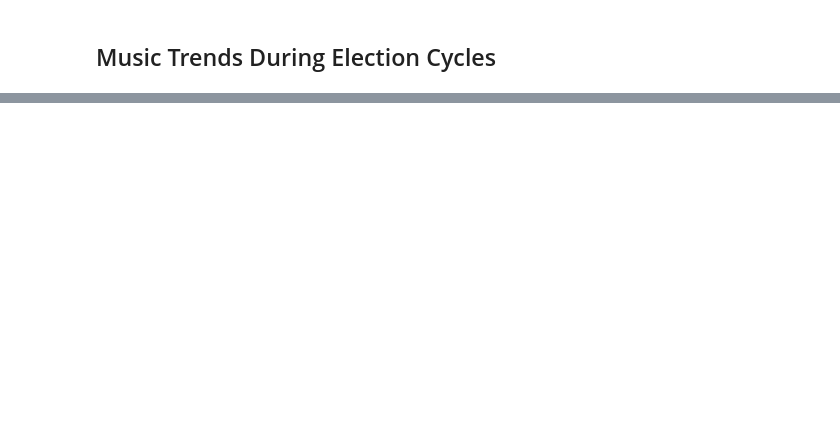
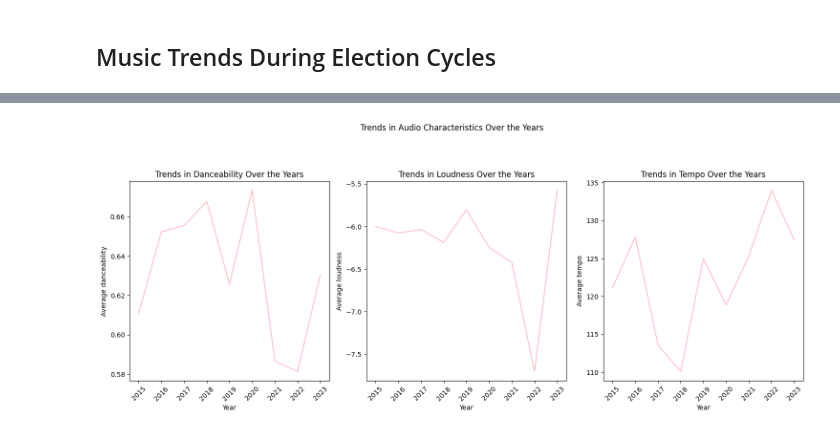
Before and after one commit to CSIS-NLU/Open-Science-101, a Jupyter notebook: Group-Projects/Music Trends During Election Cycles - Spotify/notebooks/SongPopularity_ElectionYears.ipynb, the cells around one changed output, grey strips where cells are left out. Drawn from its saved outputs; the diff is of its cells as text; code cells hidden in the pictures; blank space fills up the shorter version.

```diff
--- a/Group-Projects/Music Trends During Election Cycles - Spotify/notebooks/SongPopularity_ElectionYears.ipynb
+++ b/Group-Projects/Music Trends During Election Cycles - Spotify/notebooks/SongPopularity_ElectionYears.ipynb
@@ -83,0 +175,22 @@ spotify_id
+# %%
+# Create a figure for subplots
+plt.figure(figsize=(15, 10))
+
+for i, col in enumerate(characteristics):
+    # Calculate average for each characteristic by year
+    average_by_year_and_pop = f_df[f_df['genre'].isin(['pop'])].groupby('year')[col].mean()
+
+    # Create subplot
+    plt.subplot(2, 3, i+1)
+    sns.lineplot(x=average_by_year_and_pop.index, y=average_by_year_and_pop.values, color='pink')
+    plt.xlabel('Year')
+    plt.ylabel(f'Average {col}')
+    plt.title(f'Trends in {col.replace("_", " ").title()} Over the Years')
+    plt.xticks(rotation=45)
+
+# Add a suptitle for the entire figure
+plt.suptitle('Trends in Audio Characteristics Over the Years', y=1.05)
+plt.tight_layout()
+plt.show()
+# %% [output]
+[figure, added]
```
Also changed, not shown: parts of 24 cells of this notebook, 1 other file.
